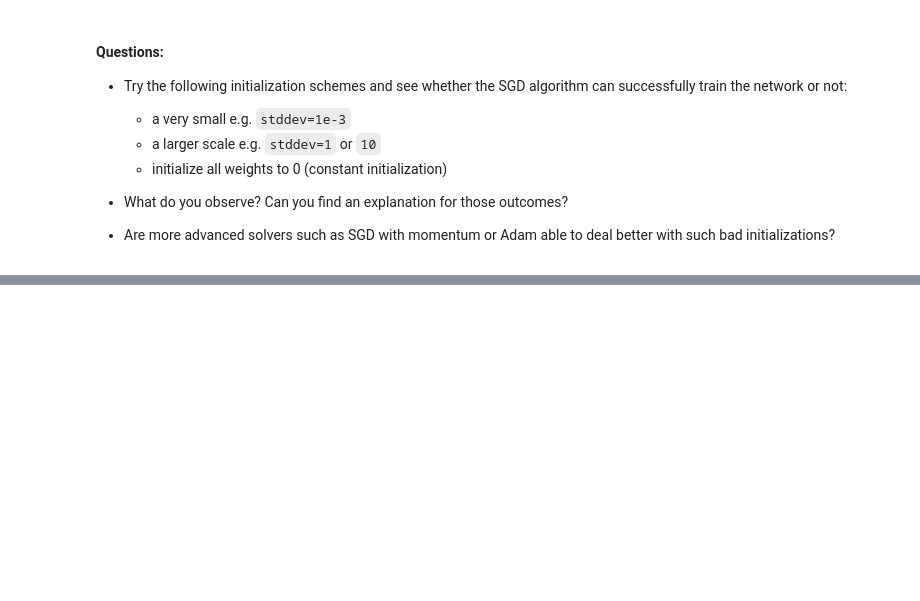
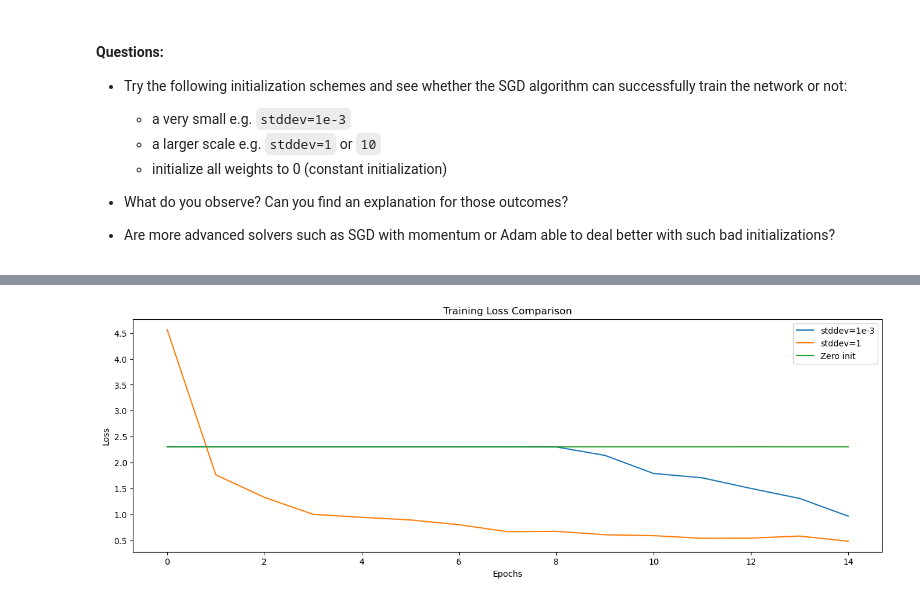
Before and after one commit to UofT-DSI/deep_learning, a Jupyter notebook: 01_materials/labs/lab_1.ipynb, the cells around one changed output, grey strips where cells are left out. Saved outputs shown, nothing was run; the diff lists cells and outputs as text; code cells hidden in the pictures; blank space fills up the shorter version.

```diff
--- a/01_materials/labs/lab_1.ipynb
+++ b/01_materials/labs/lab_1.ipynb
@@ -250,0 +378,19 @@ optimizers.SGD(<shift-tab>
+# %%
+# Set the learning rate and enable momentum
+optimizer = SGD(learning_rate=0.01, momentum=0.9)
+
+# Compile the model with the new optimizer
+model.compile(
+    loss='categorical_crossentropy',
+    optimizer=optimizer,
+    metrics=['accuracy']
+)
+
+# Train the model
+model.fit(
+    X_train,
+    y_train,
+    epochs=5,
+    batch_size=32,
+    validation_split=0.2
+)
@@ -394,0 +711,59 @@ model.layers[0].weights
+# %%
+import numpy as np
+import matplotlib.pyplot as plt
+from tensorflow.keras import initializers, optimizers
+from tensorflow.keras.models import Sequential
+from tensorflow.keras.layers import Dense
+
+# Define a function to create and train a model with a given weight initialization
+def train_model_with_init(stddev, optimizer, epochs=15):
+    normal_init = initializers.TruncatedNormal(stddev=stddev, seed=42)
+
+    model = Sequential()
+    model.add(Dense(64, input_dim=64, activation="tanh",
+                    kernel_initializer=normal_init))
+    model.add(Dense(64, activation="tanh",
+                    kernel_initializer=normal_init))
+    model.add(Dense(10, activation="softmax",
+                    kernel_initializer=normal_init))
+
+    model.compile(optimizer=optimizer,
+                  loss='categorical_crossentropy', metrics=['accuracy'])
+    history = model.fit(X_train, y_train, epochs=epochs, batch_size=32, verbose=0)
+
+    return model, history
+
+# 1. Small stddev (stddev=1e-3)
+print("Training with stddev=1e-3 (small scale)")
+model_small_stddev, history_small_stddev = train_model_with_init(1e-3, optimizers.SGD(learning_rate=0.1))
+
+# 2. Large stddev (stddev=1)
+print("Training with stddev=1 (large scale)")
+model_large_stddev, history_large_stddev = train_model_with_init(1, optimizers.SGD(learning_rate=0.1))
+
+# 3. Constant initialization (weights set to zero)
+print("Training with constant initialization")
+constant_init = initializers.Constant(value=0)
+model_zero_weights = Sequential()
+model_zero_weights.add(Dense(64, input_dim=64, activation="tanh",
+                            kernel_initializer=constant_init))
+model_zero_weights.add(Dense(64, activation="tanh",
+                            kernel_initializer=constant_init))
+model_zero_weights.add(Dense(10, activation="softmax",
+                            kernel_initializer=constant_init))
+
+model_zero_weights.compile(optimizer=optimizers.SGD(learning_rate=0.1),
+                           loss='categorical_crossentropy', metrics=['accuracy'])
+history_zero_weights = model_zero_weights.fit(X_train, y_train, epochs=15, batch_size=32, verbose=0)
+
+# Plot the loss curves
+plt.figure(figsize=(16, 5))
+plt.plot(history_small_stddev.history['loss'], label='stddev=1e-3')
+plt.plot(history_large_stddev.history['loss'], label='stddev=1')
+plt.plot(history_zero_weights.history['loss'], label='Zero init')
+plt.xlabel('Epochs')
+plt.ylabel('Loss')
+plt.title('Training Loss Comparison')
+plt.legend()
+plt.show()
+# %% [output]
@@ -394,0 +773 @@ model.layers[0].weights
+[figure, added]
```
Also changed, not shown: parts of 43 cells of this notebook, 1 other file.
